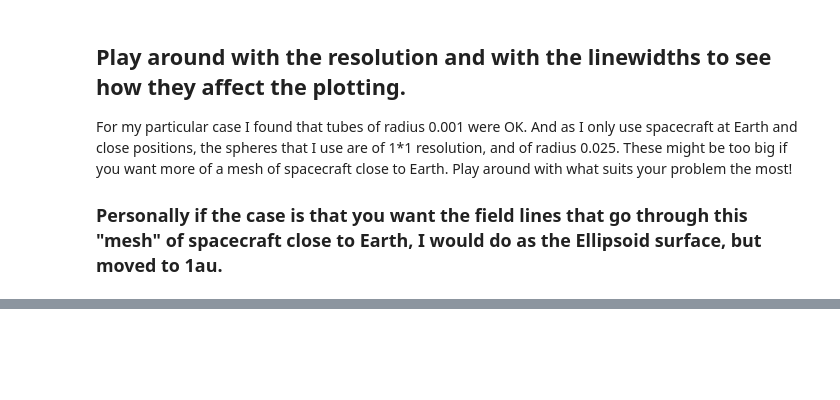
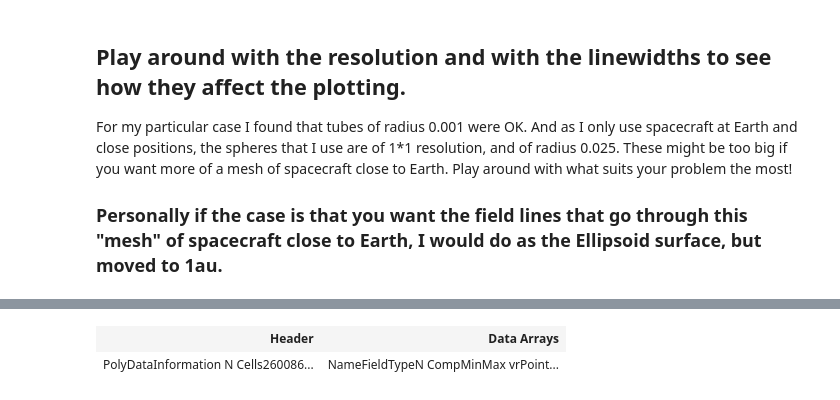
Before and after one commit to NiemelaAntonio/PyvistaTutorial, a Jupyter notebook: Pyvista_EUHFORIA.ipynb, the cells around one changed output, grey strips where cells are left out. Drawn from its saved outputs; the diff is of its cells as text; code cells hidden in the pictures; blank space fills up the shorter version.

```diff
--- a/Pyvista_EUHFORIA.ipynb
+++ b/Pyvista_EUHFORIA.ipynb
@@ -429,0 +441,12 @@ pl.show()
+# %%
+contours_2 = surf.contour(isosurfaces = 1,         #--> Just 1 isosurface. If you want more, then you increase this number
+                          scalars='Br',            #--> Which scalar variable will be used for obtaining the isosurfs.
+                          method='contour',        #--> This is for Pyvista to know how to determine the isosurface (mathematically)
+                          rng = [-1e-10,1e-10],    #--> This is the very small range we give, close to 0
+                          progress_bar = True)     #--> We put this just to see that the computer is doing something and it is not just idling
+# %%
+contours_2 # --> This is just to see if the isosurfaces were calculated.
+           #     If the arays are filled with nan, then something went wrong
+# %% [output]
+| Header | Data Arrays |
+| PolyDataInformation N Cells260086... | NameFieldTypeN CompMinMax vrPoint... |
```
Also changed, not shown: parts of 5 cells of this notebook.
